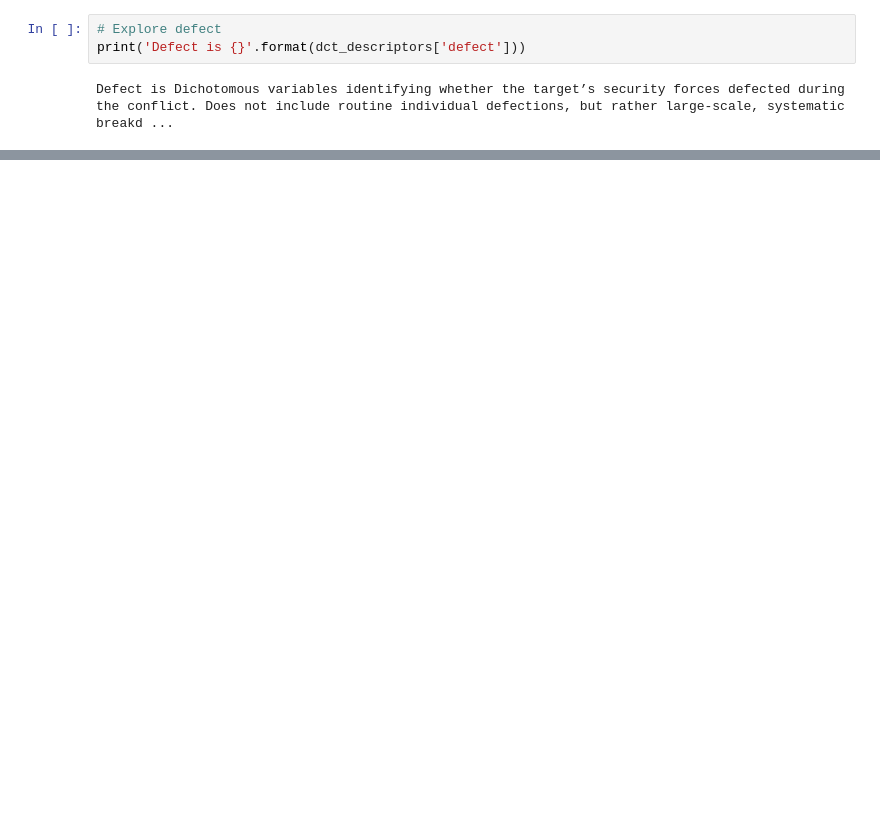
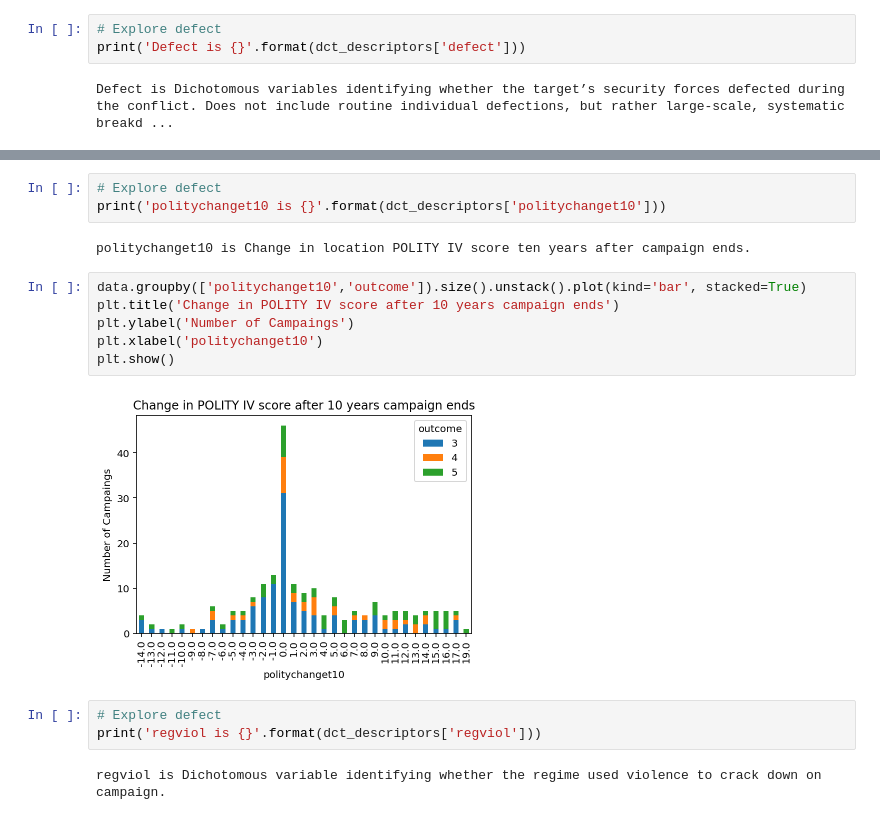
Before and after one commit to orlando-trejo/ginsberg-center-tutorials, a Jupyter notebook: ginsberg-tutorials-python/data_load_explore.ipynb, the cells around one changed output, grey strips where cells are left out. Saved outputs shown, nothing was run; the diff lists cells and outputs as text; blank space fills up the shorter version.

```diff
--- a/ginsberg-tutorials-python/data_load_explore.ipynb
+++ b/ginsberg-tutorials-python/data_load_explore.ipynb
@@ -101,0 +110,18 @@ Text(0.5, 0, 'Defect')
+# %%
+# Explore defect
+print('politychanget10 is {}'.format(dct_descriptors['politychanget10']))
+# %% [output]
+politychanget10 is Change in location POLITY IV score ten years after campaign ends.
+# %%
+data.groupby(['politychanget10','outcome']).size().unstack().plot(kind='bar', stacked=True)
+plt.title('Change in POLITY IV score after 10 years campaign ends')
+plt.ylabel('Number of Campaings')
+plt.xlabel('politychanget10')
+plt.show()
+# %% [output]
+[figure, added]
+# %%
+# Explore defect
+print('regviol is {}'.format(dct_descriptors['regviol']))
+# %% [output]
+regviol is Dichotomous variable identifying whether the regime used violence to crack down on campaign.
```
Also changed, not shown: parts of 8 cells of this notebook.
